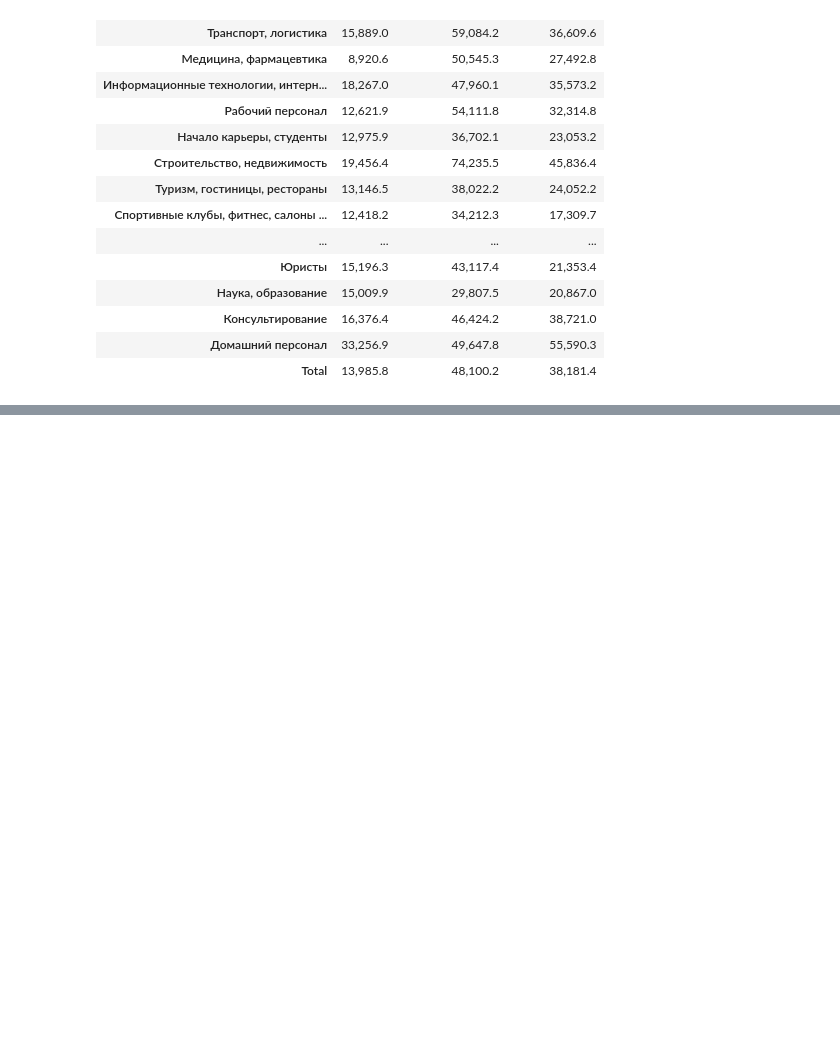
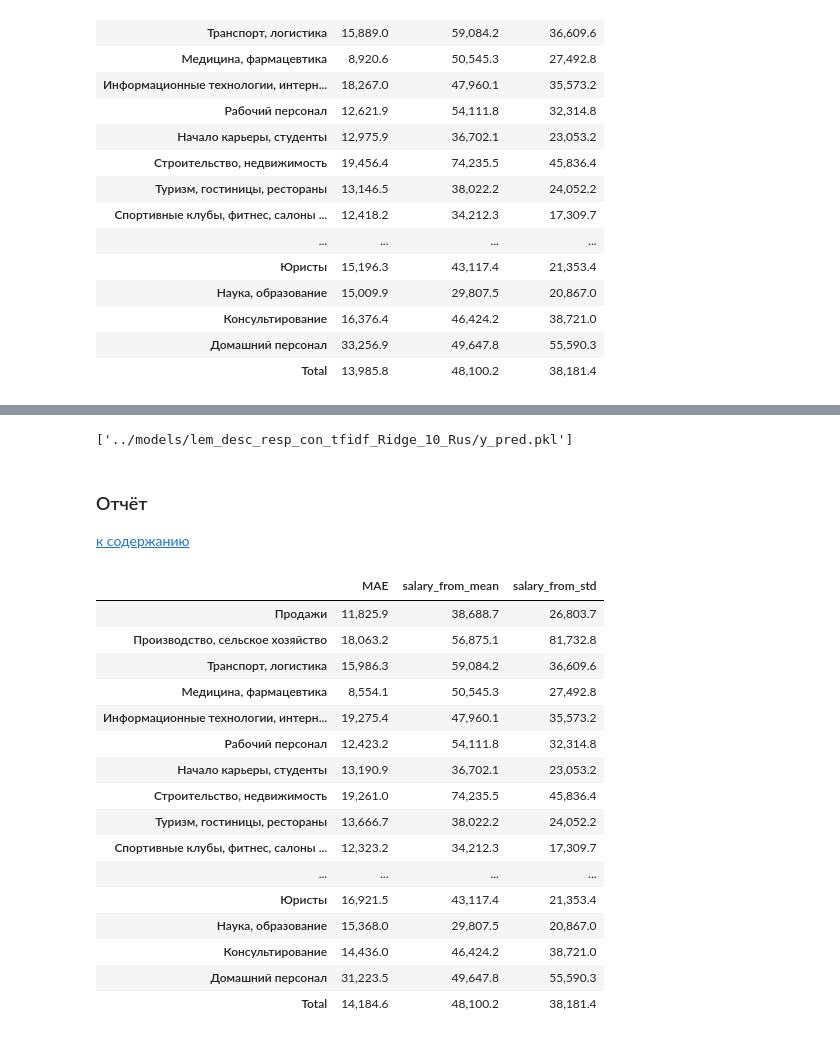
Before and after one commit to alievaliza/MSU_diploma, a Jupyter notebook: notebooks/regression_salary_from.ipynb, the cells around one changed output, grey strips where cells are left out. Saved outputs shown, nothing was run; the diff lists cells and outputs as text; code cells hidden in the pictures; blank space fills up the shorter version.

Commit message:
добавила модель с фичами из столбцов raw, resp, con

```diff
--- a/notebooks/regression_salary_from.ipynb
+++ b/notebooks/regression_salary_from.ipynb
@@ -314,0 +328,42 @@ regression_report_raw.style.format(formatter='{:,.1f}').background_gradient()
+# %%
+features_test2 = tfidf2.transform(X_test['lem_desc_resp'])
+features_test3 = tfidf3.transform(X_test['lem_desc_con'])
+# %%
+features_test = sp.hstack((features_test, features_test2, features_test3))
+# %%
+y_pred = model.predict(features_test)
+# %%
+# Сохраняем модель и y_pred
+joblib.dump(model, '../models/lem_desc_resp_con_tfidf_Ridge_10_Rus/model.pkl', compress=8)
+joblib.dump(y_pred, '../models/lem_desc_resp_con_tfidf_Ridge_10_Rus/y_pred.pkl')
+# %% [output]
+['../models/lem_desc_resp_con_tfidf_Ridge_10_Rus/y_pred.pkl']
+# %% [markdown]
+<a id='Отчётlem_desc_resp_con_tfidf_Ridge_10_Rus'></a>
+### Отчёт
+[к содержанию](#ксодержанию)
+# %%
+regression_report, salary = utils.report_regression(df[['salary_from', 'prof_area']].dropna(), y_test, y_pred, 'prof_area')
+# %%
+regression_report = pd.DataFrame(regression_report)
+regression_report.columns = ['MAE', 'salary_from_mean', 'salary_from_std']
+regression_report.index = np.append(salary['true'].unique(), 'Total')
+regression_report.style.format(formatter='{:,.1f}').background_gradient()
+# %% [output]
+|  | MAE | salary_from_mean | salary_from_std |
+| Продажи | 11,825.9 | 38,688.7 | 26,803.7 |
+| Производство, сельское хозяйство | 18,063.2 | 56,875.1 | 81,732.8 |
+| Транспорт, логистика | 15,986.3 | 59,084.2 | 36,609.6 |
+| Медицина, фармацевтика | 8,554.1 | 50,545.3 | 27,492.8 |
+| Информационные технологии, интерн... | 19,275.4 | 47,960.1 | 35,573.2 |
+| Рабочий персонал | 12,423.2 | 54,111.8 | 32,314.8 |
+| Начало карьеры, студенты | 13,190.9 | 36,702.1 | 23,053.2 |
+| Строительство, недвижимость | 19,261.0 | 74,235.5 | 45,836.4 |
+| Туризм, гостиницы, рестораны | 13,666.7 | 38,022.2 | 24,052.2 |
+| Спортивные клубы, фитнес, салоны ... | 12,323.2 | 34,212.3 | 17,309.7 |
+| ... | ... | ... | ... |
+| Юристы | 16,921.5 | 43,117.4 | 21,353.4 |
+| Наука, образование | 15,368.0 | 29,807.5 | 20,867.0 |
+| Консультирование | 14,436.0 | 46,424.2 | 38,721.0 |
+| Домашний персонал | 31,223.5 | 49,647.8 | 55,590.3 |
+| Total | 14,184.6 | 48,100.2 | 38,181.4 |
```
Also changed, not shown: parts of 26 cells of this notebook.
